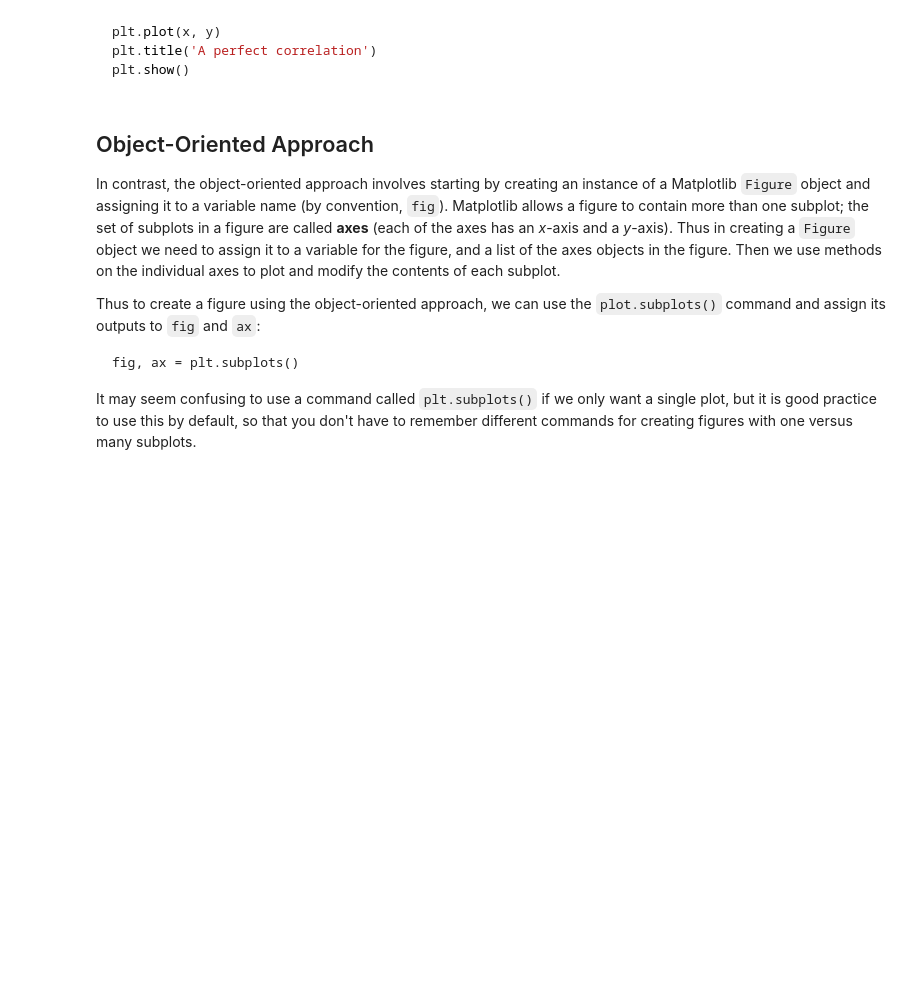
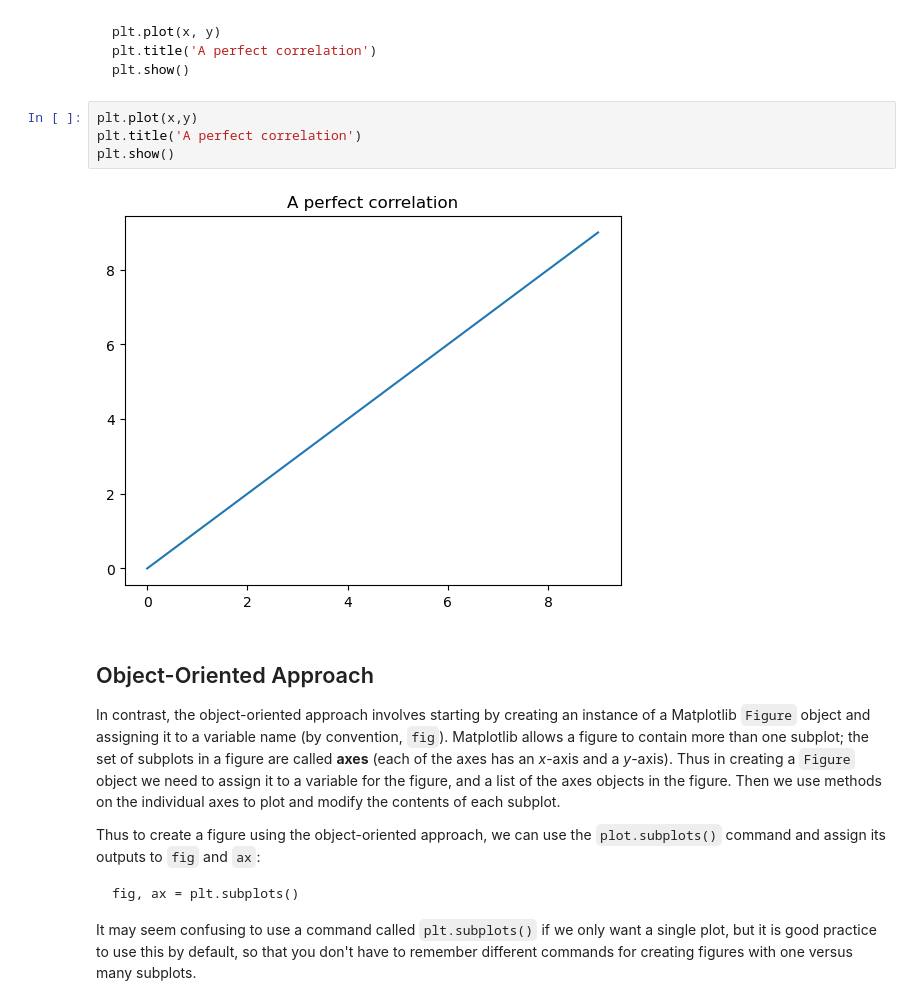
Before and after one commit to stochastic-bean/NDS_Ch4_visualizing_data, a Jupyter notebook: 2 - proc_vs_oo.ipynb, the cells around one changed output. Drawn from its saved outputs; the diff is of its cells as text; blank space fills up the shorter version.

```diff
--- a/2 - proc_vs_oo.ipynb
+++ b/2 - proc_vs_oo.ipynb
@@ -56,6 +73,12 @@ plt.plot(x, y)
 plt.title('A perfect correlation')
 plt.show()
 ~~~
+# %%
+plt.plot(x,y)
+plt.title('A perfect correlation')
+plt.show()
+# %% [output]
+[figure, added]
 # %% [markdown]
 ## Object-Oriented Approach
 In contrast, the object-oriented approach involves starting by creating an instance of a Matplotlib `Figure` object and assigning it to a variable name (by convention, `fig`). Matplotlib allows a figure to contain more than one subplot; the set of subplots in a figure are called **axes** (each of the axes has an *x*-axis and a *y*-axis). Thus in creating a `Figure` object we need to assign it to a variable for the figure, and a list of the axes objects in the figure. Then we use methods on the individual axes to plot and modify the contents of each subplot.
```
Also changed, not shown: parts of 7 cells of this notebook.
